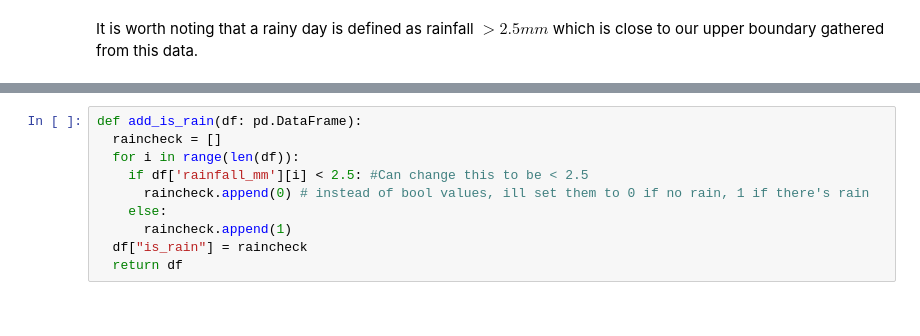
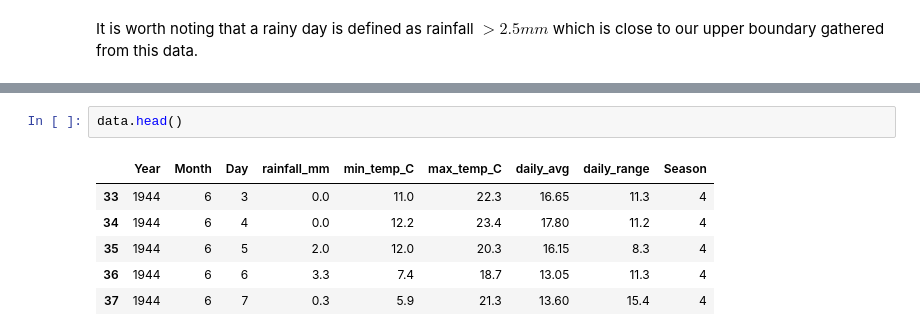
Before and after one commit to EwanVau/Aus_weather, a Jupyter notebook: Aus_data_analysis.ipynb, the cells around one changed output, grey strips where cells are left out. Saved outputs shown, nothing was run; the diff lists cells and outputs as text.

```diff
--- a/Aus_data_analysis.ipynb
+++ b/Aus_data_analysis.ipynb
@@ -199,10 +213,9 @@ It is worth noting that a rainy day is defined as rainfall $> 2.5mm$ which is cl
-# %%
-def add_is_rain(df: pd.DataFrame):
-  raincheck = []
-  for i in range(len(df)):
-    if df['rainfall_mm'][i] < 2.5: #Can change this to be < 2.5
-      raincheck.append(0) # instead of bool values, ill set them to 0 if no rain, 1 if there's rain
-    else:
-      raincheck.append(1)
-  df["is_rain"] = raincheck
-  return df
+# %%
+data.head()
+# %% [output]
+|  | Year | Month | Day | rainfall_mm | min_temp_C | max_temp_C | daily_avg | daily_range | Season |
+| 33 | 1944 | 6 | 3 | 0.0 | 11.0 | 22.3 | 16.65 | 11.3 | 4 |
+| 34 | 1944 | 6 | 4 | 0.0 | 12.2 | 23.4 | 17.80 | 11.2 | 4 |
+| 35 | 1944 | 6 | 5 | 2.0 | 12.0 | 20.3 | 16.15 | 8.3 | 4 |
+| 36 | 1944 | 6 | 6 | 3.3 | 7.4 | 18.7 | 13.05 | 11.3 | 4 |
+| 37 | 1944 | 6 | 7 | 0.3 | 5.9 | 21.3 | 13.60 | 15.4 | 4 |
```
Also changed, not shown: parts of 29 cells of this notebook.
